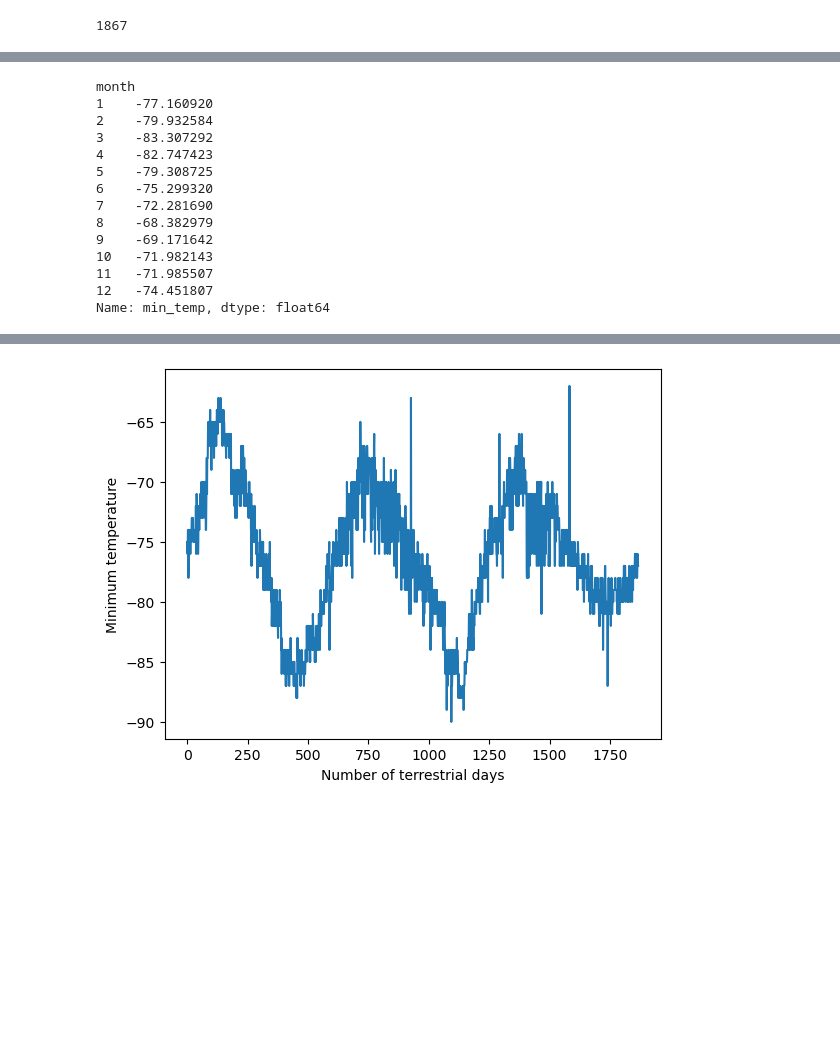
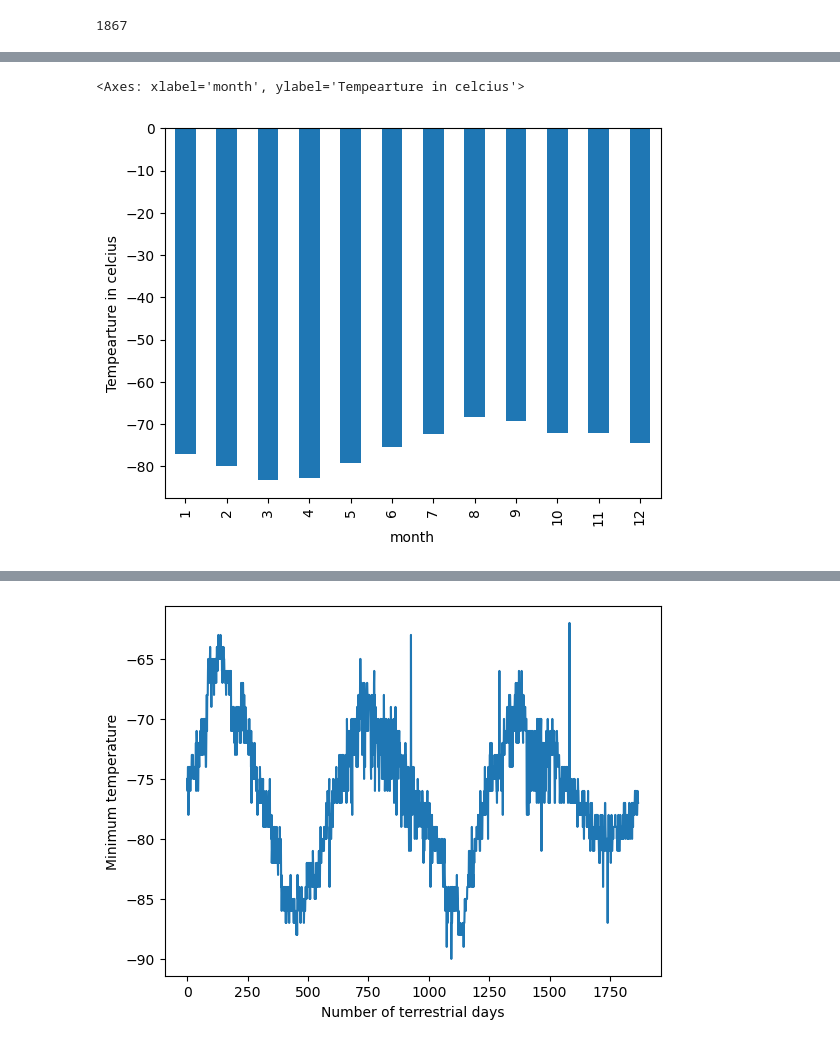
Before and after one commit to PeterTramm/html-scrape-challenge, a Jupyter notebook: Starter_Code/part_2_mars_weather.ipynb, the cells around one changed output, grey strips where cells are left out. Cells and saved outputs as stored; diff of their text form; code cells hidden in the pictures; blank space fills up the shorter version.

```diff
--- a/Starter_Code/part_2_mars_weather.ipynb
+++ b/Starter_Code/part_2_mars_weather.ipynb
@@ -197,2 +213,9 @@ Name: month, dtype: int64
 # %% [output]
 1867
+# %%
+# 3. What is the average low temperature by month?
+
+#Group by month then average the min temperature for each month then display only month and min temp
+month_temp = mars_df.groupby('month').mean('min_temp')['min_temp']
+
+month_temp
@@ -199,17 +237,6 @@ Name: month, dtype: int64
 # %%
-# 3. What is the average low temperature by month?
+# Plot the average temperature by month
+month_temp.plot(kind='bar',ylabel='Tempearture in celcius')
 # %% [output]
-month
-1    -77.160920
-2    -79.932584
-3    -83.307292
-4    -82.747423
-5    -79.308725
-6    -75.299320
-7    -72.281690
-8    -68.382979
-9    -69.171642
-10   -71.982143
-11   -71.985507
-12   -74.451807
-Name: min_temp, dtype: float64
+<Axes: xlabel='month', ylabel='Tempearture in celcius'>
+[figure, added]
```
Also changed, not shown: parts of 22 cells of this notebook.
